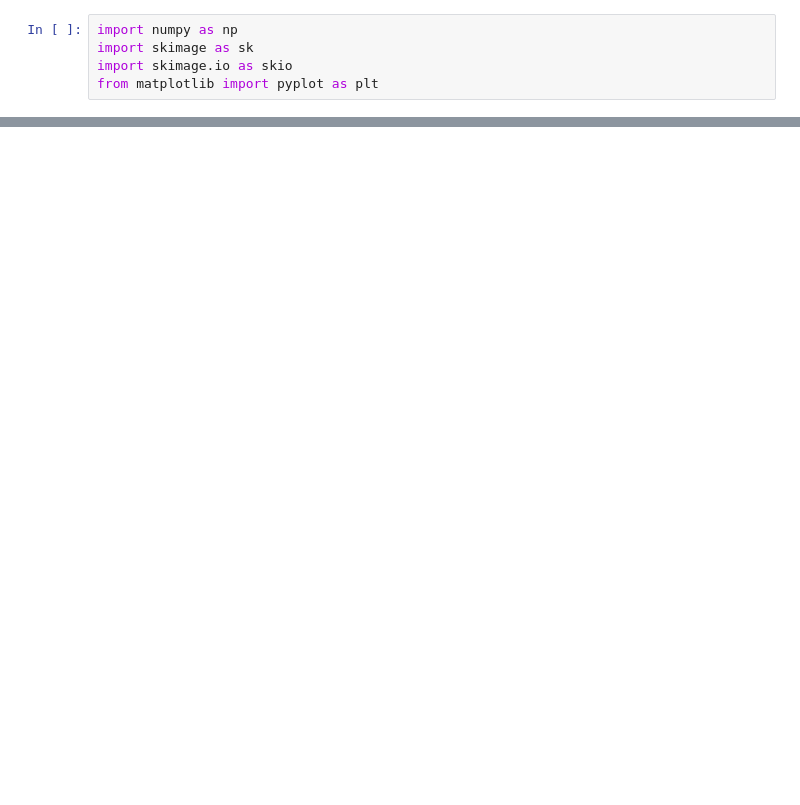
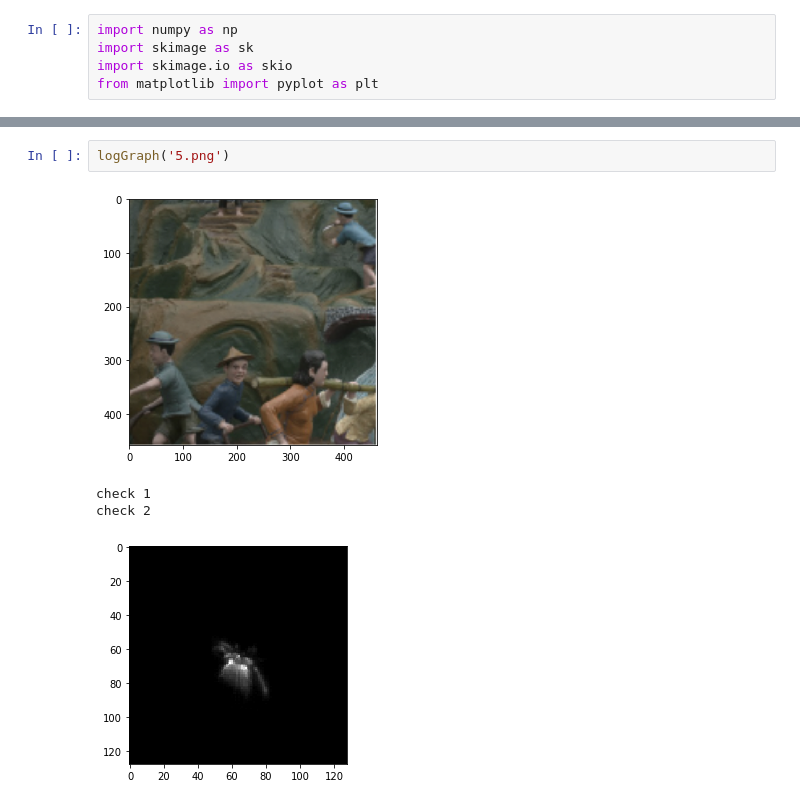
Before and after one commit to WeiliLiu/Data_Driven_Auto_White_Balance, a Jupyter notebook: src/log_chro.ipynb, the cells around one changed output, grey strips where cells are left out. Drawn from its saved outputs; the diff is of its cells as text; blank space fills up the shorter version.

```diff
--- a/src/log_chro.ipynb
+++ b/src/log_chro.ipynb
@@ -61,0 +71,7 @@ logGraph('4.png')
+# %%
+logGraph('5.png')
+# %% [output]
+[figure, added]
+check 1
+check 2
+[figure, added]
```
Also changed, not shown: parts of 7 cells of this notebook, 2 other files.
